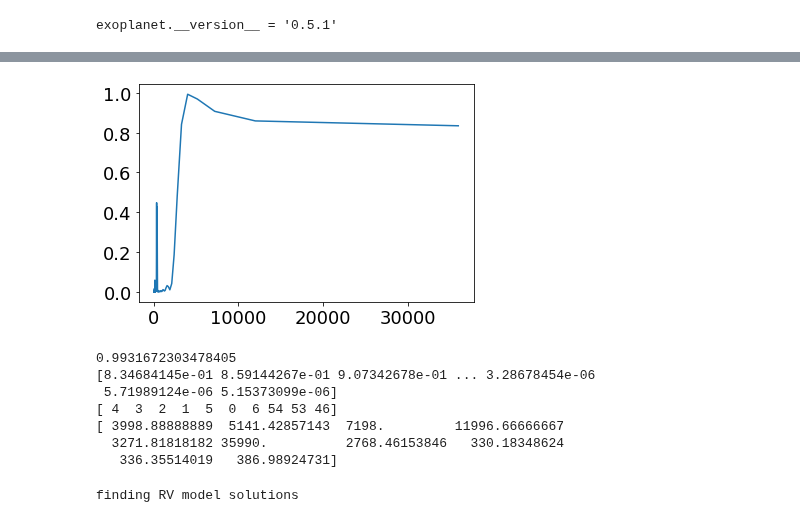
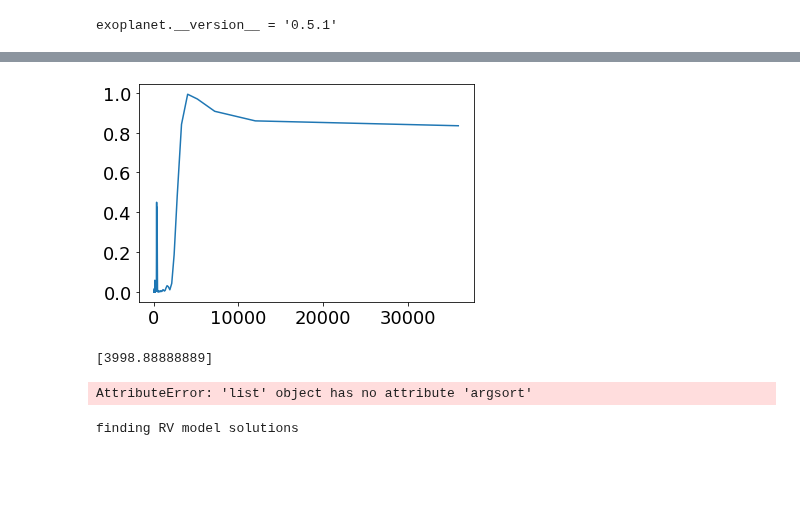
Before and after one commit to dyahalomi/roman_astrometry, a Jupyter notebook: Code/model_data.ipynb, the cells around one changed output, grey strips where cells are left out. Saved outputs shown, nothing was run; the diff lists cells and outputs as text; code cells hidden in the pictures; blank space fills up the shorter version.

```diff
--- a/Code/model_data.ipynb
+++ b/Code/model_data.ipynb
@@ -131,39 +131,43 @@ t_rv = np.linspace(x_rv.min() - 5, x_rv.max() + 5, 1000)
 
 # for predicted orbits
 t_fine = np.linspace(x_astrometry.min() - 500, x_astrometry.max() + 500, num=1000)
-# %%
-from astropy.timeseries import LombScargle
-frequency, power = LombScargle(x_rv, y_rv).autopower()
-period = 1/frequency
-
-
-frequency_cut = frequency[frequency < 0.1]
-power_cut = power[frequency < 0.1]
-period_cut = period[frequency < 0.1]
-
-plt.plot(period_cut, power_cut)
-#plt.xlim(300,400)
-
-plt.show()
-
-print(power_cut.max())
-print(power_cut)
-
-indices = power_cut.argsort()[-10:][::-1]
-print(indices)
-print(period_cut[indices])
-
-for ii in range(0, len(indices)):
-    period_cut[indices][
-# %% [output]
-[figure, removed]
-0.9931672303478405
-[8.34684145e-01 8.59144267e-01 9.07342678e-01 ... 3.28678454e-06
- 5.71989124e-06 5.15373099e-06]
-[ 4  3  2  1  5  0  6 54 53 46]
-[ 3998.88888889  5141.42857143  7198.         11996.66666667
-  3271.81818182 35990.          2768.46153846   330.18348624
-   336.35514019   386.98924731]
+# %%
+from astropy.timeseries import LombScargle
+frequency, power = LombScargle(x_rv, y_rv).autopower()
+period = 1/frequency
+
+
+period_cut1 = period[period > 10]
+power_cut1 = power[period > 10]
+
+plt.plot(period_cut1, power_cut1)
+plt.show()
+
+
+indices = power_cut1.argsort()[-1:][::-1]
+period1 = np.array(period_cut1[indices])
+print(period1)
+
+period1_min_cut = period1 - 0.2*period1
+period1_max_cut = period1 + 0.2*period1
+#and period_cut1 > period1_min_cut
+
+period_cut2a = list(period_cut1[period_cut1 > period1_max_cut])
+period_cut2b = list(period_cut1[period_cut1 < period1_min_cut])
+period_cut2 = period_cut2a + period_cut2b
+
+power_cut2a = list(power_cut1[period_cut1 > period1_max_cut])
+power_cut2b = list(power_cut1[period_cut1 < period1_min_cut])
+power_cut2 = np.array(power_cut2a + power_cut2b)
+
+
+indices = power_cut2.argsort()[-1:][::-1]
+period2 = period_cut2[indices]
+print(period2)
+# %% [output]
+[figure, added]
+[3998.88888889]
+AttributeError: 'list' object has no attribute 'argsort'
 # %%
 
 periods_guess = [360, 4330]
```
Also changed, not shown: parts of 1 cell of this notebook.
